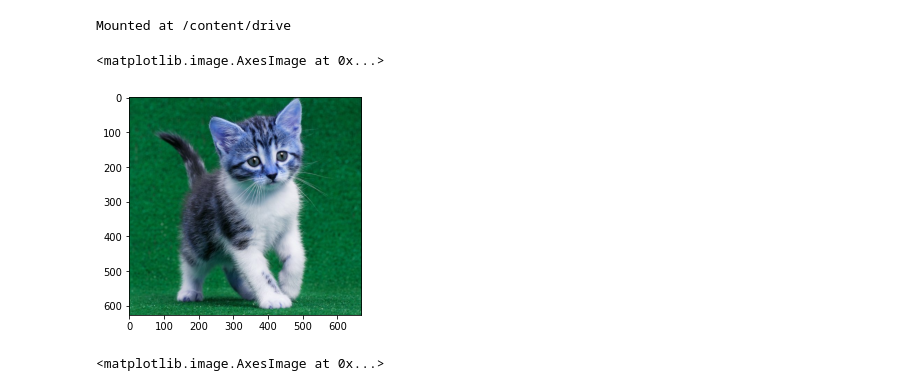
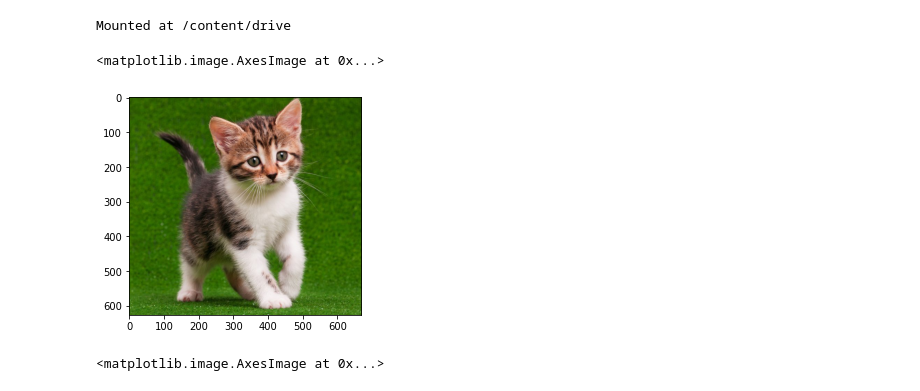
Before and after one commit to RifkieNurdianAdiNugroho/PCVK_Genap_2022, a Jupyter notebook: Week2.ipynb, the cells around one changed output. Cells and saved outputs as stored; diff of their text form; code cells hidden in the pictures.

```diff
--- a/Week2.ipynb
+++ b/Week2.ipynb
@@ -10,14 +10,15 @@ Mounted at /content/drive
 # %%
 import cv2 as cv
 from google.colab.patches import cv2_imshow
 from skimage import io
 import matplotlib.pyplot as plt
+import matplotlib.image as mpimg
 import numpy as np
-img = cv.imread('/content/drive/MyDrive/kitten01.jpg')
+img = mpimg.imread('/content/drive/MyDrive/kitten01.jpg')
 plt.imshow(img)
 # %% [output]
 <matplotlib.image.AxesImage at 0x...>
-[figure, old version]
+[figure, new version]
 # %%
 img2 = img
 img3 = cv.cvtColor(img,cv.COLOR_BGR2RGB)
```
